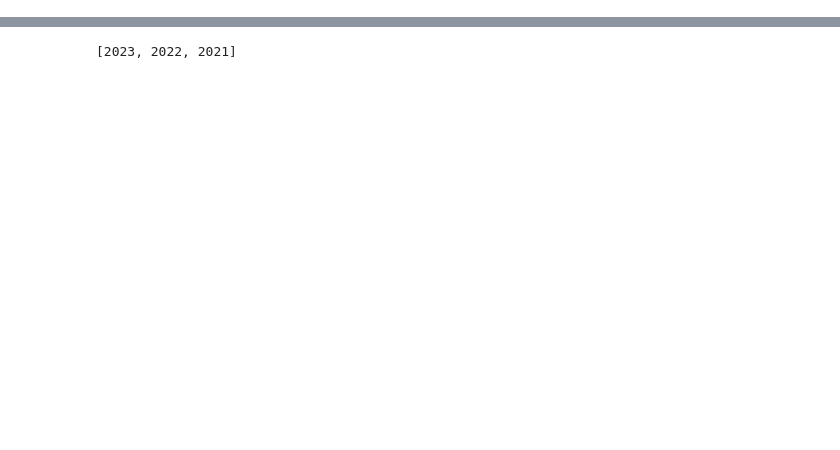
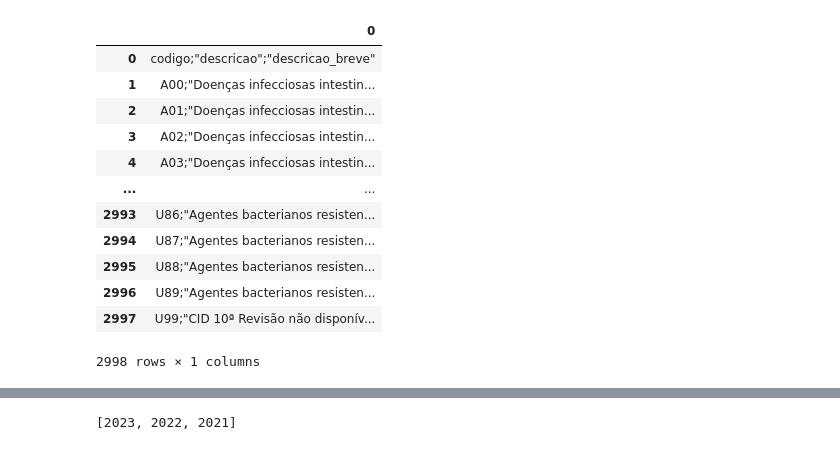
Before and after one commit to zng489/Delta_DataDricks_ADF_Redis_PowerAutomate, a Jupyter notebook: desformatação_excel_csv/formating_file.ipynb, the cells around one changed output, grey strips where cells are left out. Cells and saved outputs as stored; diff of their text form; code cells hidden in the pictures; blank space fills up the shorter version.

```diff
--- a/desformatação_excel_csv/formating_file.ipynb
+++ b/desformatação_excel_csv/formating_file.ipynb
@@ -0,0 +6,18 @@
+# %%
+df = pd.read_csv("grupos.csv", header=None, delimiter=';')
+# %%
+df
+# %% [output]
+|  | 0 |
+| 0 | codigo;"descricao";"descricao_breve" |
+| 1 | A00;"Doenças infecciosas intestin... |
+| 2 | A01;"Doenças infecciosas intestin... |
+| 3 | A02;"Doenças infecciosas intestin... |
+| 4 | A03;"Doenças infecciosas intestin... |
+| ... | ... |
+| 2993 | U86;"Agentes bacterianos resisten... |
+| 2994 | U87;"Agentes bacterianos resisten... |
+| 2995 | U88;"Agentes bacterianos resisten... |
+| 2996 | U89;"Agentes bacterianos resisten... |
+| 2997 | U99;"CID 10ª Revisão não disponív... |
+2998 rows × 1 columns
```
Also changed, not shown: parts of 4 cells of this notebook.
